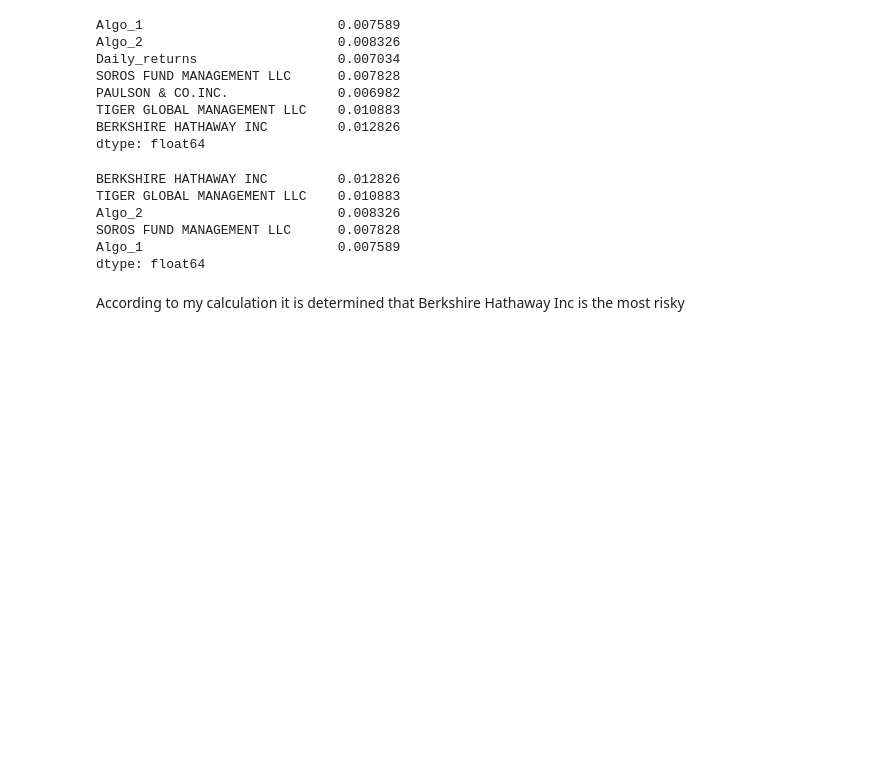
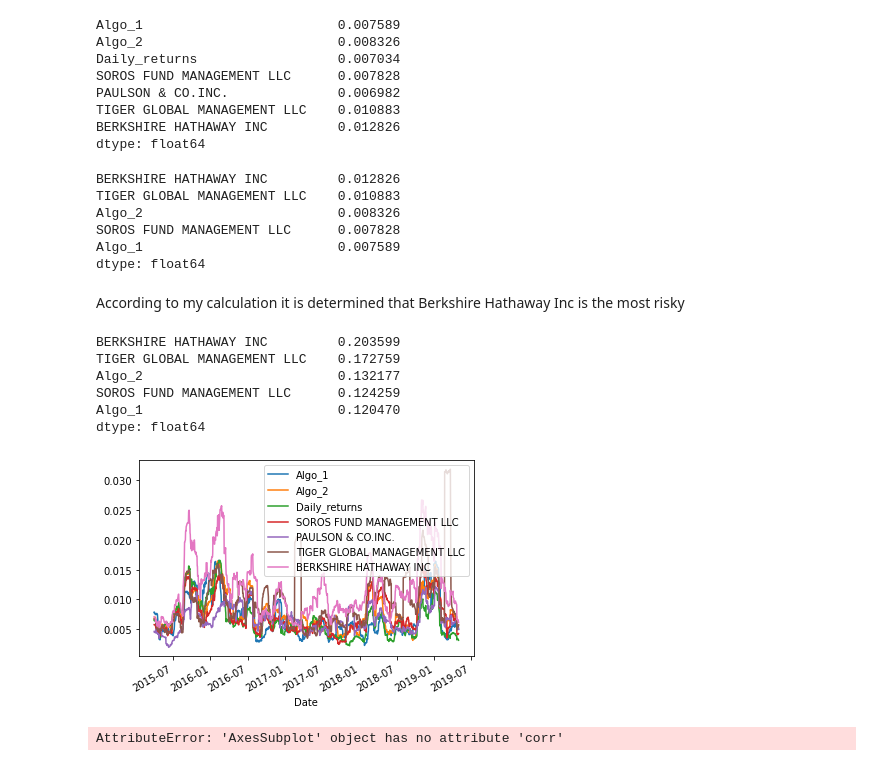
Before and after one commit to Jovan671/Pandas_Unit_04_assignment, a Jupyter notebook: main.ipynb, the cells around one changed output. Drawn from its saved outputs; the diff is of its cells as text; code cells hidden in the pictures; blank space fills up the shorter version.

```diff
--- a/main.ipynb
+++ b/main.ipynb
@@ -241,3 +226,11 @@ According to my calculation it is determined that Berkshire Hathaway Inc is the
         # calculate the annualized std
 
 annualized_std_cf = std_combined_newfile * np.sqrt(252)
+annualized_std_cf.head()
+# %% [output]
+BERKSHIRE HATHAWAY INC         0.203599
+TIGER GLOBAL MANAGEMENT LLC    0.172759
+Algo_2                         0.132177
+SOROS FUND MANAGEMENT LLC      0.124259
+Algo_1                         0.120470
+dtype: float64
@@ -245,0 +237,13 @@ annualized_std_cf = std_combined_newfile * np.sqrt(252)
+# %%
+# rolling std 21 day window
+
+combined_newfile = combined_newfile.rolling(window=21).std().plot()
+# %% [output]
+[figure, added]
+# %%
+# calculate and plot corelation
+
+correlation = combined_newfile.corr()
+correlation
+# %% [output]
+AttributeError: 'AxesSubplot' object has no attribute 'corr'
```
Also changed, not shown: parts of 3 cells of this notebook.
